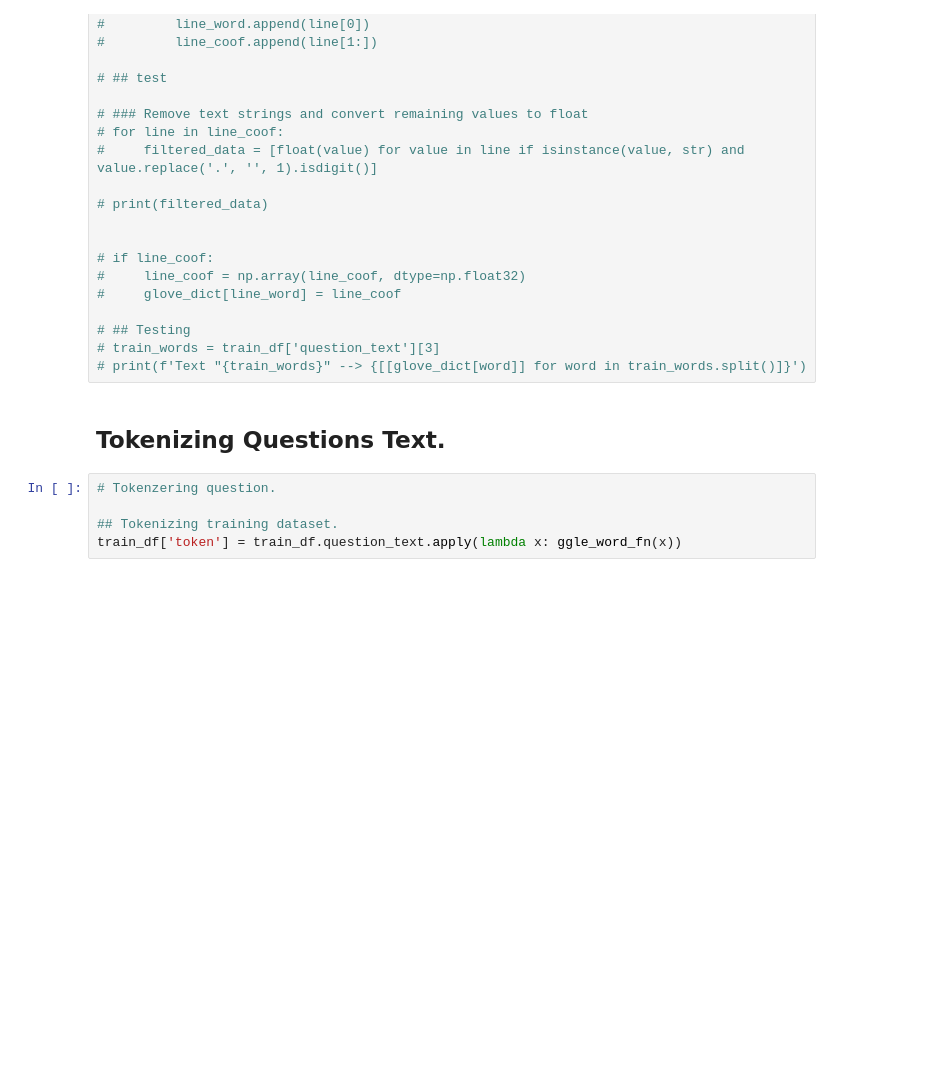
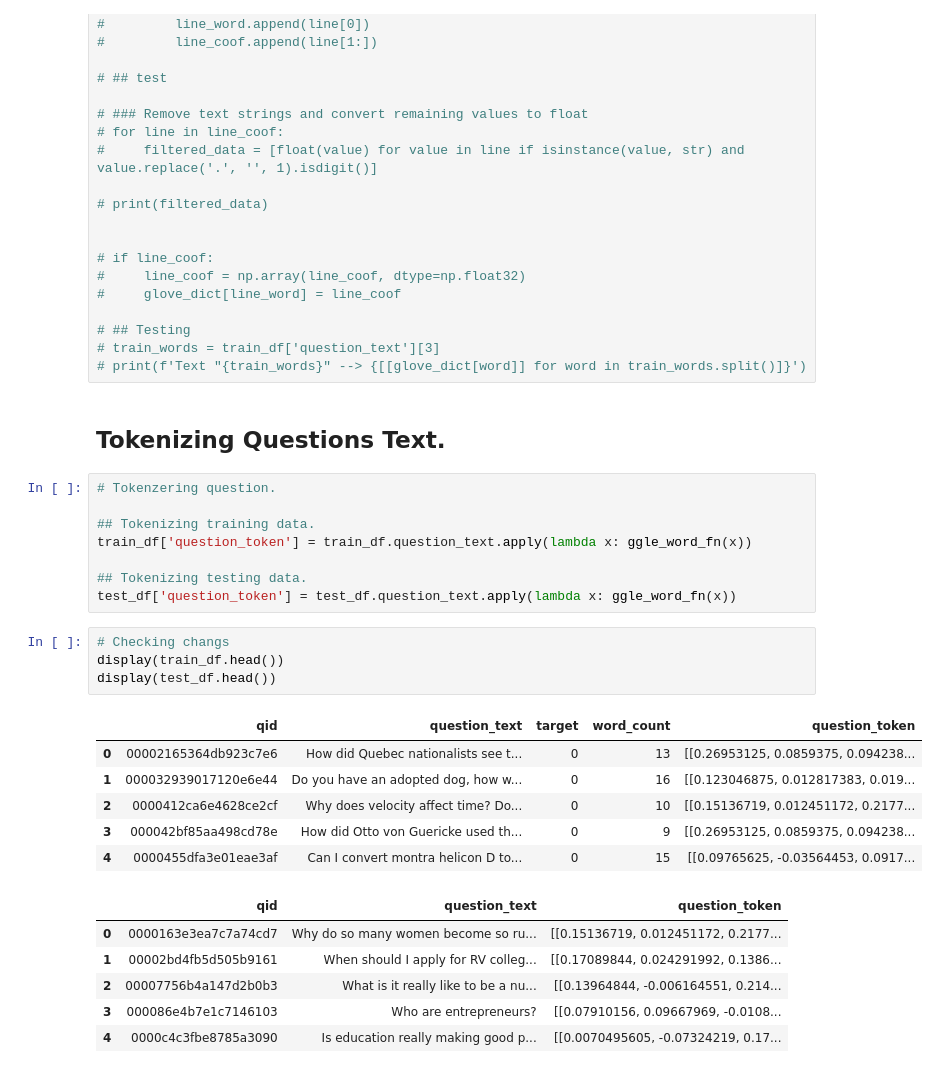
Before and after one commit to Benjamin-Ojo/Quora-Insincere-Question-Classifier, a Jupyter notebook: 2. Notebooks/quora_insincere_question_classifier.ipynb, the cells around one changed output. Drawn from its saved outputs; the diff is of its cells as text; blank space fills up the shorter version.

```diff
--- a/2. Notebooks/quora_insincere_question_classifier.ipynb
+++ b/2. Notebooks/quora_insincere_question_classifier.ipynb
@@ -549,5 +554,25 @@ print(ggle_word_fn(words))
 # %%
 # Tokenzering question.
 
-## Tokenizing training dataset.
-train_df['token'] = train_df.question_text.apply(lambda x: ggle_word_fn(x))
+## Tokenizing training data.
+train_df['question_token'] = train_df.question_text.apply(lambda x: ggle_word_fn(x))
+
+## Tokenizing testing data.
+test_df['question_token'] = test_df.question_text.apply(lambda x: ggle_word_fn(x))
+# %%
+# Checking changs
+display(train_df.head())
+display(test_df.head())
+# %% [output]
+|  | qid | question_text | target | word_count | question_token |
+| 0 | 00002165364db923c7e6 | How did Quebec nationalists see t... | 0 | 13 | [[0.26953125, 0.0859375, 0.094238... |
+| 1 | 000032939017120e6e44 | Do you have an adopted dog, how w... | 0 | 16 | [[0.123046875, 0.012817383, 0.019... |
+| 2 | 0000412ca6e4628ce2cf | Why does velocity affect time? Do... | 0 | 10 | [[0.15136719, 0.012451172, 0.2177... |
+| 3 | 000042bf85aa498cd78e | How did Otto von Guericke used th... | 0 | 9 | [[0.26953125, 0.0859375, 0.094238... |
+| 4 | 0000455dfa3e01eae3af | Can I convert montra helicon D to... | 0 | 15 | [[0.09765625, -0.03564453, 0.0917... |
+|  | qid | question_text | question_token |
+| 0 | 0000163e3ea7c7a74cd7 | Why do so many women become so ru... | [[0.15136719, 0.012451172, 0.2177... |
+| 1 | 00002bd4fb5d505b9161 | When should I apply for RV colleg... | [[0.17089844, 0.024291992, 0.1386... |
+| 2 | 00007756b4a147d2b0b3 | What is it really like to be a nu... | [[0.13964844, -0.006164551, 0.214... |
+| 3 | 000086e4b7e1c7146103 | Who are entrepreneurs? | [[0.07910156, 0.09667969, -0.0108... |
+| 4 | 0000c4c3fbe8785a3090 | Is education really making good p... | [[0.0070495605, -0.07324219, 0.17... |
```
Also changed, not shown: parts of 10 cells of this notebook.
